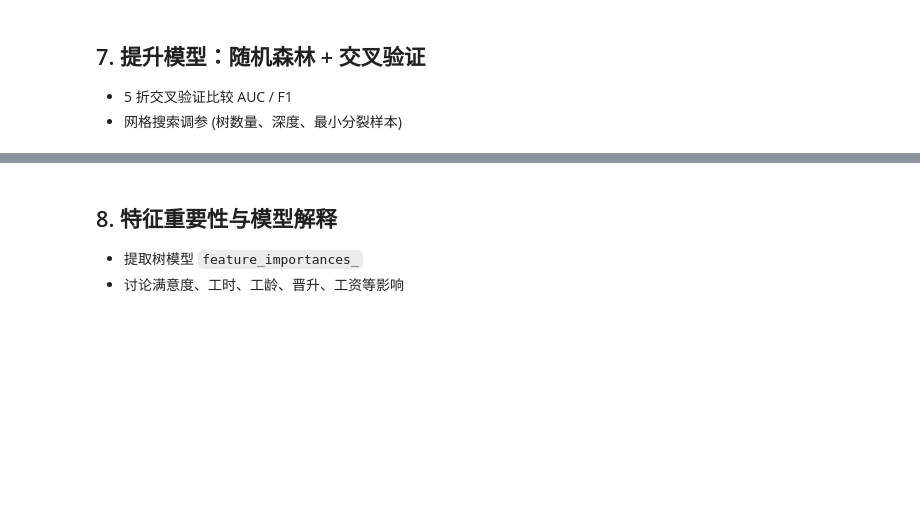
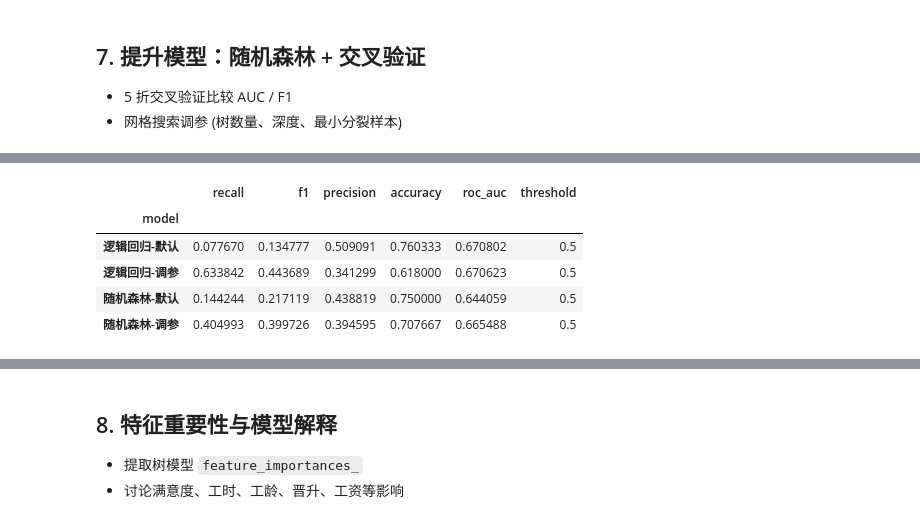
Before and after one commit to LithiumValproate/hr-analysis, a Jupyter notebook: summative-project/analysis.ipynb, the cells around one changed output, grey strips where cells are left out. Drawn from its saved outputs; the diff is of its cells as text; code cells hidden in the pictures; blank space fills up the shorter version.

```diff
--- a/summative-project/analysis.ipynb
+++ b/summative-project/analysis.ipynb
@@ -421,0 +396,10 @@ display(metrics_df[["recall", "f1", "precision", "accuracy", "roc_auc", "thresho
+# %%
+metrics_df = pd.DataFrame([log_base_metrics, log_best_metrics, rf_base_metrics, rf_best_metrics, ]).set_index("model")
+display(metrics_df[["recall", "f1", "precision", "accuracy", "roc_auc", "threshold"]])
+# %% [output]
+|  | recall | f1 | precision | accuracy | roc_auc | threshold |
+| model |  |  |  |  |  |  |
+| 逻辑回归-默认 | 0.077670 | 0.134777 | 0.509091 | 0.760333 | 0.670802 | 0.5 |
+| 逻辑回归-调参 | 0.633842 | 0.443689 | 0.341299 | 0.618000 | 0.670623 | 0.5 |
+| 随机森林-默认 | 0.144244 | 0.217119 | 0.438819 | 0.750000 | 0.644059 | 0.5 |
+| 随机森林-调参 | 0.404993 | 0.399726 | 0.394595 | 0.707667 | 0.665488 | 0.5 |
```
Also changed, not shown: parts of 28 cells of this notebook.
